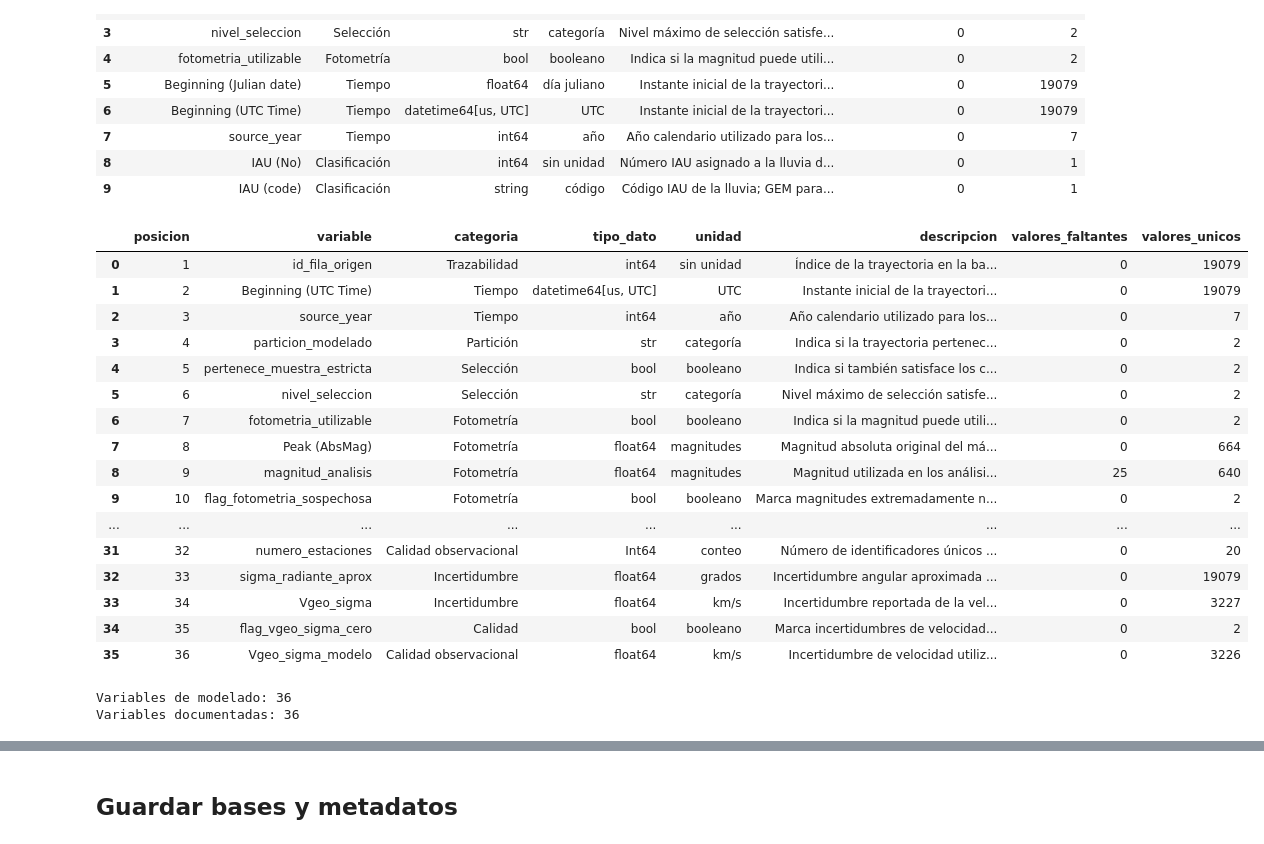
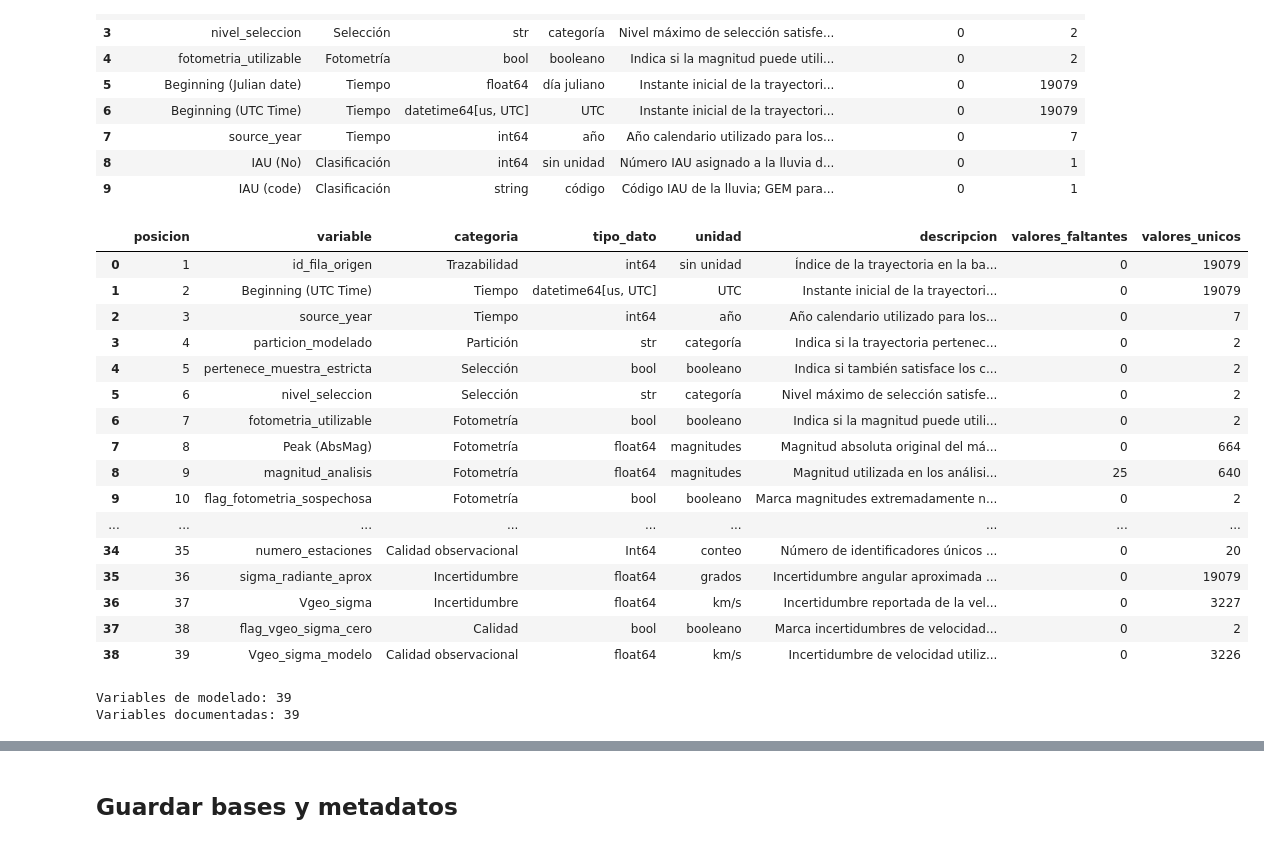
Before and after one commit to AlexBytes-23/Investigacion_geminidas, a Jupyter notebook: notebooks/04_preparacion_modelado_pca_ml.ipynb, the cells around one changed output, grey strips where cells are left out. Saved outputs shown, nothing was run; the diff lists cells and outputs as text; code cells hidden in the pictures.

```diff
--- a/notebooks/04_preparacion_modelado_pca_ml.ipynb
+++ b/notebooks/04_preparacion_modelado_pca_ml.ipynb
@@ -431,0 +480,18 @@ display(df_resumen_delta_v)
+# %%
+# Proyectar cada vector residual sobre su base local paralela, longitudinal y latitudinal
+
+df_modelado_trainseguro["delta_v_paralela_km_s"] = np.einsum("ij,ij->i", vectores_residuales, ejes_paralelos)
+df_modelado_trainseguro["delta_v_lambda_km_s"] = np.einsum("ij,ij->i", vectores_residuales, ejes_lambda)
+df_modelado_trainseguro["delta_v_beta_km_s"] = np.einsum("ij,ij->i", vectores_residuales, ejes_beta)
+
+df_entrenamiento_trainseguro = df_modelado_trainseguro.loc[df_modelado_trainseguro["particion_modelado"] == "entrenamiento"].copy()
+df_prueba_trainseguro = df_modelado_trainseguro.loc[df_modelado_trainseguro["particion_modelado"] == "prueba"].copy()
+
+columnas_componentes_locales = [
+    "delta_v_paralela_km_s",
+    "delta_v_lambda_km_s",
+    "delta_v_beta_km_s",
+    "norma_delta_v_km_s"
+]
+
+display(df_modelado_trainseguro[columnas_componentes_locales].head())
@@ -637,9 +863,9 @@ display(df_resumen_grupos_ml)
 # %% [markdown]
 ## Crear base, diccionario y parámetros
 # %%
-# Construir la base final con las variables necesarias para PCA y aprendizaje automático
+# Construir la base final incorporando las componentes físicas locales para PCA
 
-columnas_pca = ["delta_v_x_km_s", "delta_v_y_km_s", "delta_v_z_km_s"]
+columnas_pca = ["delta_v_paralela_km_s", "delta_v_lambda_km_s", "delta_v_beta_km_s"]
 columnas_calidad_modelo = ["Qc (deg)", "MedianFitErr (arcsec)", "numero_estaciones", "sigma_radiante_aprox", "Vgeo_sigma_modelo"]
 
 df_modelado_trainseguro["usar_pca"] = np.isfinite(df_modelado_trainseguro[columnas_pca]).all(axis=1)
@@ -672,6 +898,9 @@ columnas_base_modelado = [
     "delta_v_x_km_s",
     "delta_v_y_km_s",
     "delta_v_z_km_s",
+    "delta_v_paralela_km_s",
+    "delta_v_lambda_km_s",
+    "delta_v_beta_km_s",
     "norma_delta_v_km_s",
     "Qc (deg)",
     "MedianFitErr (arcsec)",
@@ -721,6 +950,7 @@ filas_auditoria_base_modelado = [
 df_auditoria_base_modelado = pd.DataFrame(filas_auditoria_base_modelado)
 
 display(df_auditoria_base_modelado)
+print("Variables definitivas del PCA:", columnas_pca)
 print("Dimensión de la base final:", df_base_modelado_final.shape)
 # %% [output]
 |  | comprobacion | resultado |
@@ -751,24 +982,27 @@ Columnas del diccionario: ['variable', 'categoria', 'tipo_dato', 'unidad', 'desc
 | 8 | IAU (No) | Clasificación | int64 | sin unidad | Número IAU asignado a la lluvia d... | 0 | 1 |
 | 9 | IAU (code) | Clasificación | string | código | Código IAU de la lluvia; GEM para... | 0 | 1 |
 # %%
-# Extender el diccionario físico con las variables creadas para PCA y aprendizaje automático
+# Extender el diccionario físico con las componentes locales y las demás variables de modelado
 
 documentacion_nueva = {
     "particion_modelado": {"categoria": "Partición", "unidad": "categoría", "descripcion": "Indica si la trayectoria pertenece al entrenamiento de 2019–2024 o a la prueba temporal independiente de 2025."},
     "grupo_brillo_ml": {"categoria": "Objetivo ML", "unidad": "categoría", "descripcion": "Grupo de brillo definido con los terciles de magnitud del entrenamiento: brillante, intermedio o tenue; queda vacío cuando la fotometría no es utilizable."},
     "objetivo_ml": {"categoria": "Objetivo ML", "unidad": "clase binaria", "descripcion": "Variable objetivo del clasificador: 0 para meteoro brillante y 1 para meteoro tenue; queda vacía para casos intermedios o sin fotometría utilizable."},
     "usar_modelo_ml": {"categoria": "Objetivo ML", "unidad": "booleano", "descripcion": "Indica si la trayectoria pertenece a uno de los dos grupos extremos de brillo y puede utilizarse en la clasificación binaria."},
-    "usar_pca": {"categoria": "PCA", "unidad": "booleano", "descripcion": "Indica si las tres componentes cartesianas de velocidad residual están disponibles y son finitas para el PCA."},
+    "usar_pca": {"categoria": "PCA", "unidad": "booleano", "descripcion": "Indica si las componentes paralela, longitudinal y latitudinal de la velocidad residual están disponibles y son finitas para el PCA."},
     "lambda_sce_esperada_train_deg": {"categoria": "Centro físico de entrenamiento", "unidad": "grados", "descripcion": "Longitud eclíptica centrada en el Sol esperada según el modelo lineal ajustado exclusivamente con 2019–2024."},
     "beta_esperada_train_deg": {"categoria": "Centro físico de entrenamiento", "unidad": "grados", "descripcion": "Latitud eclíptica esperada según el modelo cuadrático ajustado exclusivamente con 2019–2024."},
     "vgeo_esperada_train_km_s": {"categoria": "Centro físico de entrenamiento", "unidad": "km/s", "descripcion": "Velocidad geocéntrica esperada según el modelo lineal ajustado exclusivamente con 2019–2024."},
     "residuo_lambda_train_deg": {"categoria": "Residuo físico", "unidad": "grados", "descripcion": "Diferencia angular envuelta entre la longitud SCE observada y la esperada por el modelo de entrenamiento."},
     "residuo_beta_train_deg": {"categoria": "Residuo físico", "unidad": "grados", "descripcion": "Diferencia entre la latitud eclíptica observada y la esperada por el modelo de entrenamiento."},
     "residuo_vgeo_train_km_s": {"categoria": "Residuo físico", "unidad": "km/s", "descripcion": "Diferencia entre la velocidad geocéntrica observada y la esperada por el modelo de entrenamiento."},
-    "delta_v_x_km_s": {"categoria": "PCA", "unidad": "km/s", "descripcion": "Componente x del vector de velocidad observado menos el esperado, en el sistema eclíptico centrado en el Sol."},
-    "delta_v_y_km_s": {"categoria": "PCA", "unidad": "km/s", "descripcion": "Componente y del vector de velocidad observado menos el esperado, en el sistema eclíptico centrado en el Sol."},
-    "delta_v_z_km_s": {"categoria": "PCA", "unidad": "km/s", "descripcion": "Componente z del vector de velocidad observado menos el esperado, en el sistema eclíptico centrado en el Sol."},
-    "norma_delta_v_km_s": {"categoria": "PCA", "unidad": "km/s", "descripcion": "Norma euclidiana del vector tridimensional de velocidad residual."},
+    "delta_v_x_km_s": {"categoria": "Velocidad residual", "unidad": "km/s", "descripcion": "Componente x del vector de velocidad observado menos el esperado, expresado en los ejes cartesianos del sistema eclíptico centrado en el Sol."},
+    "delta_v_y_km_s": {"categoria": "Velocidad residual", "unidad": "km/s", "descripcion": "Componente y del vector de velocidad observado menos el esperado, expresado en los ejes cartesianos del sistema eclíptico centrado en el Sol."},
+    "delta_v_z_km_s": {"categoria": "Velocidad residual", "unidad": "km/s", "descripcion": "Componente z del vector de velocidad observado menos el esperado, expresado en los ejes cartesianos del sistema eclíptico centrado en el Sol."},
+    "delta_v_paralela_km_s": {"categoria": "PCA", "unidad": "km/s", "descripcion": "Proyección del vector de velocidad residual sobre la dirección del radiante esperado; un valor positivo indica una componente observada mayor en esa dirección."},
+    "delta_v_lambda_km_s": {"categoria": "PCA", "unidad": "km/s", "descripcion": "Proyección del vector de velocidad residual sobre la dirección tangente local de longitud eclíptica centrada en el Sol creciente."},
+    "delta_v_beta_km_s": {"categoria": "PCA", "unidad": "km/s", "descripcion": "Proyección del vector de velocidad residual sobre la dirección tangente local de latitud eclíptica creciente."},
+    "norma_delta_v_km_s": {"categoria": "Velocidad residual", "unidad": "km/s", "descripcion": "Norma euclidiana del vector tridimensional de velocidad observado menos el esperado; es invariante ante el cambio entre bases cartesianas y locales."},
     "numero_estaciones": {"categoria": "Calidad observacional", "unidad": "conteo", "descripcion": "Número de identificadores únicos de estaciones participantes registrados para la trayectoria."},
     "Vgeo_sigma_modelo": {"categoria": "Calidad observacional", "unidad": "km/s", "descripcion": "Incertidumbre de velocidad utilizada por el modelo; los valores originales iguales a cero fueron sustituidos por la mediana positiva del entrenamiento."}
 }
@@ -794,38 +1028,38 @@ for variable, documentacion in documentacion_nueva.items():
         "descripcion": documentacion["descripcion"],
         "valores_faltantes": int(serie.isna().sum()),
         "valores_unicos": int(serie.nunique(dropna=True))
     })
 
 df_diccionario_modelado = pd.concat([df_diccionario_modelado, pd.DataFrame(filas_documentacion_nueva)], ignore_index=True)
 orden_columnas_modelado = {variable: posicion for posicion, variable in enumerate(columnas_base_modelado, start=1)}
 df_diccionario_modelado["posicion"] = df_diccionario_modelado["variable"].map(orden_columnas_modelado)
 df_diccionario_modelado = df_diccionario_modelado.sort_values("posicion").reset_index(drop=True)
 df_diccionario_modelado = df_diccionario_modelado[["posicion", "variable", "categoria", "tipo_dato", "unidad", "descripcion", "valores_faltantes", "valores_unicos"]]
 
 if len(df_diccionario_modelado) != len(columnas_base_modelado):
     raise ValueError("El diccionario final no contiene exactamente una fila por variable.")
 
 display(df_diccionario_modelado)
 print("Variables de modelado:", len(columnas_base_modelado))
 print("Variables documentadas:", len(df_diccionario_modelado))
 # %% [output]
 |  | posicion | variable | categoria | tipo_dato | unidad | descripcion | valores_faltantes | valores_unicos |
 | 0 | 1 | id_fila_origen | Trazabilidad | int64 | sin unidad | Índice de la trayectoria en la ba... | 0 | 19079 |
 | 1 | 2 | Beginning (UTC Time) | Tiempo | datetime64[us, UTC] | UTC | Instante inicial de la trayectori... | 0 | 19079 |
 | 2 | 3 | source_year | Tiempo | int64 | año | Año calendario utilizado para los... | 0 | 7 |
 | 3 | 4 | particion_modelado | Partición | str | categoría | Indica si la trayectoria pertenec... | 0 | 2 |
 | 4 | 5 | pertenece_muestra_estricta | Selección | bool | booleano | Indica si también satisface los c... | 0 | 2 |
 | 5 | 6 | nivel_seleccion | Selección | str | categoría | Nivel máximo de selección satisfe... | 0 | 2 |
 | 6 | 7 | fotometria_utilizable | Fotometría | bool | booleano | Indica si la magnitud puede utili... | 0 | 2 |
 | 7 | 8 | Peak (AbsMag) | Fotometría | float64 | magnitudes | Magnitud absoluta original del má... | 0 | 664 |
 | 8 | 9 | magnitud_analisis | Fotometría | float64 | magnitudes | Magnitud utilizada en los análisi... | 25 | 640 |
 | 9 | 10 | flag_fotometria_sospechosa | Fotometría | bool | booleano | Marca magnitudes extremadamente n... | 0 | 2 |
 | ... | ... | ... | ... | ... | ... | ... | ... | ... |
-| 31 | 32 | numero_estaciones | Calidad observacional | Int64 | conteo | Número de identificadores únicos ... | 0 | 20 |
-| 32 | 33 | sigma_radiante_aprox | Incertidumbre | float64 | grados | Incertidumbre angular aproximada ... | 0 | 19079 |
-| 33 | 34 | Vgeo_sigma | Incertidumbre | float64 | km/s | Incertidumbre reportada de la vel... | 0 | 3227 |
-| 34 | 35 | flag_vgeo_sigma_cero | Calidad | bool | booleano | Marca incertidumbres de velocidad... | 0 | 2 |
-| 35 | 36 | Vgeo_sigma_modelo | Calidad observacional | float64 | km/s | Incertidumbre de velocidad utiliz... | 0 | 3226 |
+| 34 | 35 | numero_estaciones | Calidad observacional | Int64 | conteo | Número de identificadores únicos ... | 0 | 20 |
+| 35 | 36 | sigma_radiante_aprox | Incertidumbre | float64 | grados | Incertidumbre angular aproximada ... | 0 | 19079 |
+| 36 | 37 | Vgeo_sigma | Incertidumbre | float64 | km/s | Incertidumbre reportada de la vel... | 0 | 3227 |
+| 37 | 38 | flag_vgeo_sigma_cero | Calidad | bool | booleano | Marca incertidumbres de velocidad... | 0 | 2 |
+| 38 | 39 | Vgeo_sigma_modelo | Calidad observacional | float64 | km/s | Incertidumbre de velocidad utiliz... | 0 | 3226 |
-Variables de modelado: 36
-Variables documentadas: 36
+Variables de modelado: 39
+Variables documentadas: 39
 # %%
```
Also changed, not shown: parts of 12 cells of this notebook, 1 other file.
